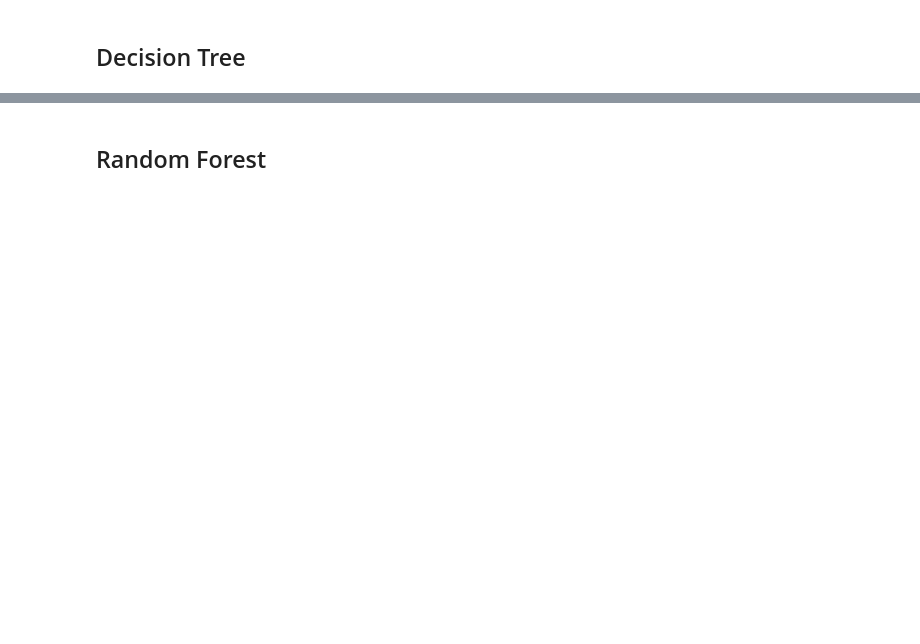
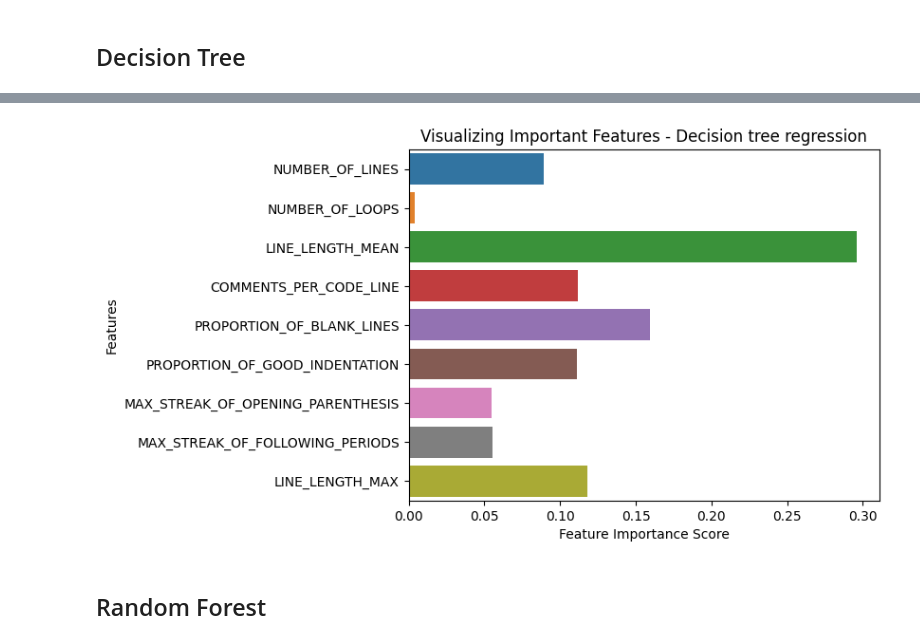
Before and after one commit to StevHenry/code-readability, a Jupyter notebook: regression_pipeline.ipynb, the cells around one changed output, grey strips where cells are left out. Saved outputs shown, nothing was run; the diff lists cells and outputs as text; code cells hidden in the pictures; blank space fills up the shorter version.

```diff
--- a/regression_pipeline.ipynb
+++ b/regression_pipeline.ipynb
@@ -90,13 +80,15 @@ print(cv_scores_dt)
 # %%
 importance_DT = reg_dt.feature_importances_
 # Create a barplot of feature importances
 sns.barplot(x=importance_DT, y=code_metrics.feature_names)
 
 # Add labels and title
 plt.xlabel('Feature Importance Score')
 plt.ylabel('Features')
-plt.title("Visualizing Important Features")
+plt.title("Visualizing Important Features - Decision tree regression")
 plt.show()
+# %% [output]
+[figure, added]
 # %% [markdown]
 ## Random Forest
 # %%
```
Also changed, not shown: parts of 16 cells of this notebook, 5 other files.
